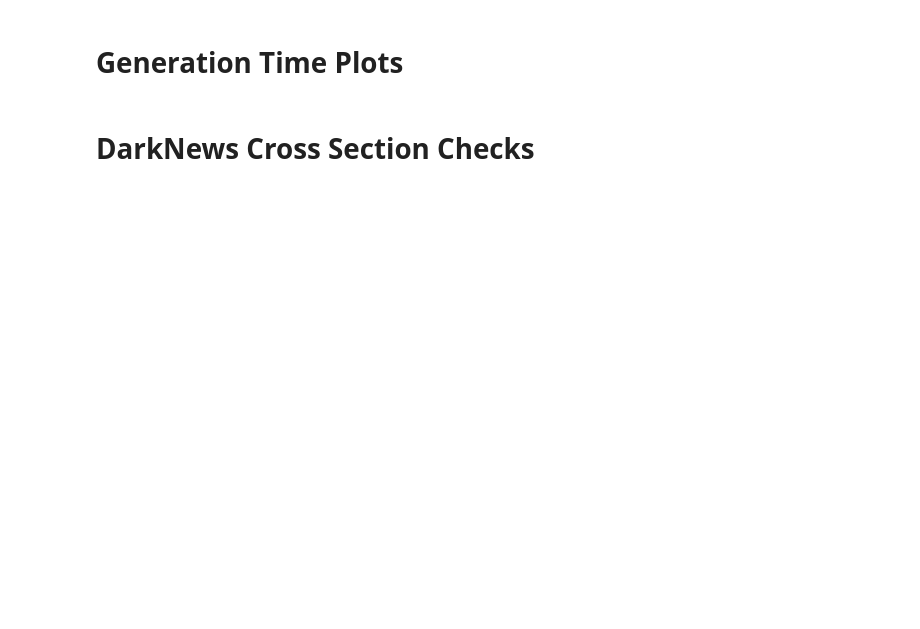
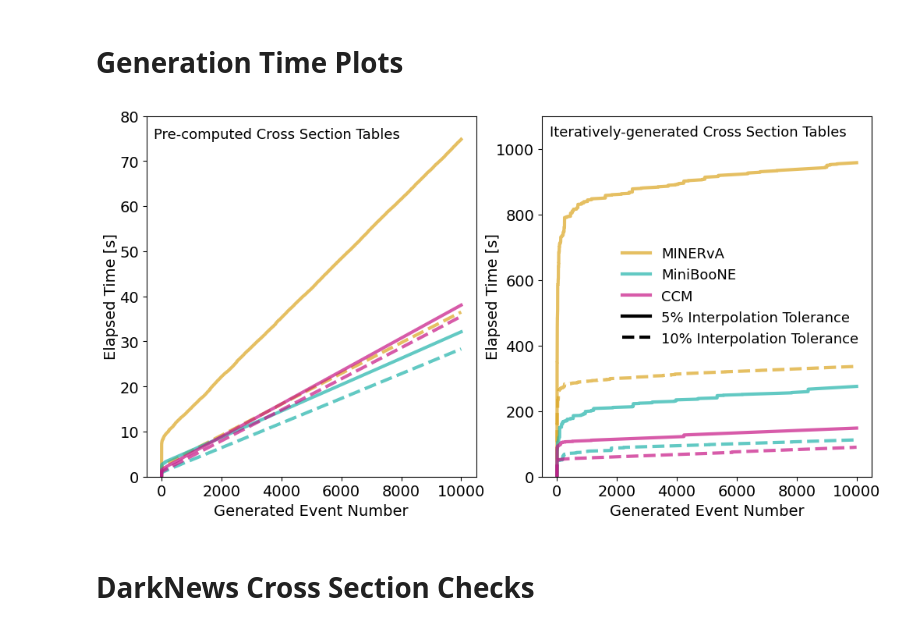
Before and after one commit to Harvard-Neutrino/SIREN, a Jupyter notebook: resources/Examples/Example2/PaperPlots.ipynb, the cells around one changed output. Cells and saved outputs as stored; diff of their text form; code cells hidden in the pictures; blank space fills up the shorter version.

```diff
--- a/resources/Examples/Example2/PaperPlots.ipynb
+++ b/resources/Examples/Example2/PaperPlots.ipynb
@@ -222,41 +240,45 @@ for k in filename.keys():
 # %%
 fig,ax = plt.subplots(1,2,figsize=(12,6))
 color = ["goldenrod","lightseagreen","mediumvioletred"]
 alpha = 0.7
 filename = {"MINERvA":"MINERvA_Dipole_M4.70e-01_mu1.25e-06_example.parquet",
             "MiniBooNE":"MiniBooNE_Dipole_M4.70e-01_mu1.25e-06_example.parquet",
             "CCM":"CCM_Dipole_M2.35e-02_mu3.00e-07_example.parquet"}
 for c,k in zip(color,filename.keys()):
 
     #if k=="MINERvA": continue
 
     # iterative
     data = awk.from_parquet("output/iterative_tol5/"+filename[k])
     #ax[0].plot(data["event_gen_time"],color=c,alpha=alpha)
-    ax[1].plot([0]+list(data["event_global_time"]),color=c,alpha=alpha)
+    ax[1].plot([0]+list(data["event_global_time"]),label=k,color=c,alpha=alpha)
     data = awk.from_parquet("output/iterative_tol10/"+filename[k])
     #ax[0].plot(data["event_gen_time"],ls="--",color=c,alpha=alpha)
     ax[1].plot([0]+list(data["event_global_time"]),ls="--",color=c,alpha=alpha)
 
     # precomputed
     data = awk.from_parquet("output/precomputed_tol5/"+filename[k])
     ax[0].plot([0]+list(data["event_global_time"]),label=k,color=c,alpha=alpha)
     data = awk.from_parquet("output/precomputed_tol10/"+filename[k])
     ax[0].plot([0]+list(data["event_global_time"]),ls="--",color=c,alpha=alpha)
 
-ax[0].plot([],[],color="black",label="5% Interpolation Tolerance")
-ax[0].plot([],[],color="black",ls="--",label="10% Interpolation Tolerance")
+ax[1].plot([],[],color="black",label="5% Interpolation Tolerance")
+ax[1].plot([],[],color="black",ls="--",label="10% Interpolation Tolerance")
 ax[0].set_xlabel("Generated Event Number")
 ax[1].set_xlabel("Generated Event Number")
-ax[0].set_ylabel("Elapsed Time [s]",labelpad=-4)
+ax[0].set_ylabel("Elapsed Time [s]",labelpad=1)
 ax[1].set_ylabel("Elapsed Time [s]",labelpad=-4)
-ax[0].set_ylim(0,100)
-ax[1].set_ylim(0,1000)
-ax[0].text(4000,1.5,"Pre-computed Cross Section Tables")
-ax[1].text(2700,15,"Iteratively-generated Cross Section Tables")
-ax[0].legend()
+ax[0].set_ylim(0,80)
+ax[1].set_ylim(0,1100)
+ax[0].text(-250,75,"Pre-computed Cross Section Tables",
+           fontsize=13)#,bbox=dict(facecolor='none', edgecolor='black'))
+ax[1].text(-250,1040,"Iteratively-generated Cross Section Tables",
+           fontsize=13)#,bbox=dict(facecolor='none', edgecolor='black'))
+ax[1].legend()
 plt.savefig("figures/GenerationTiming.pdf",dpi=100)
 plt.show()
+# %% [output]
+[figure, added]
 # %% [markdown]
 # DarkNews Cross Section Checks
 # %%
```
Also changed, not shown: parts of 3 cells of this notebook, 5 other files.
